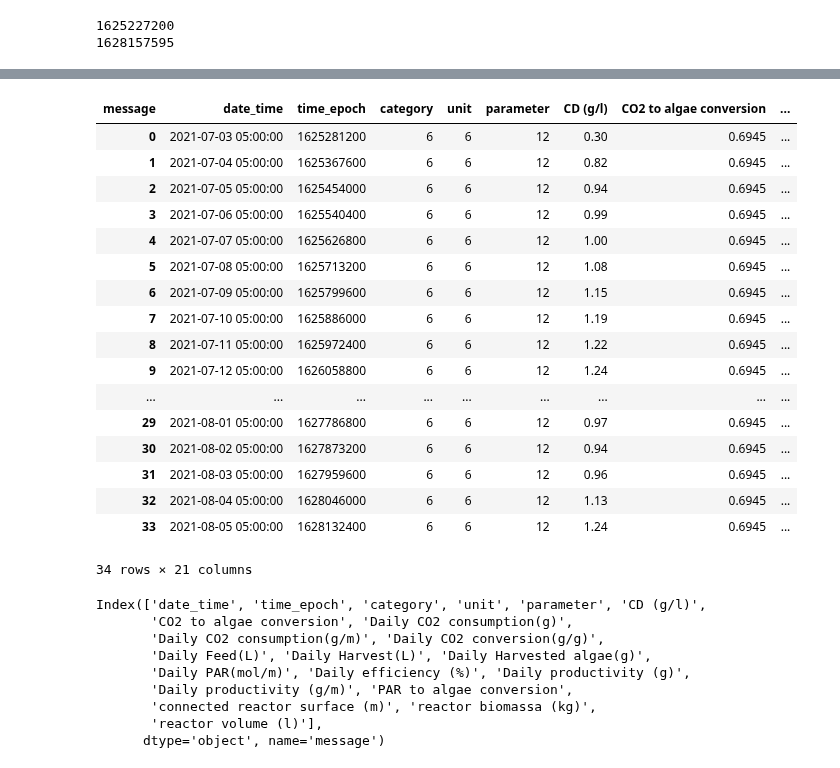
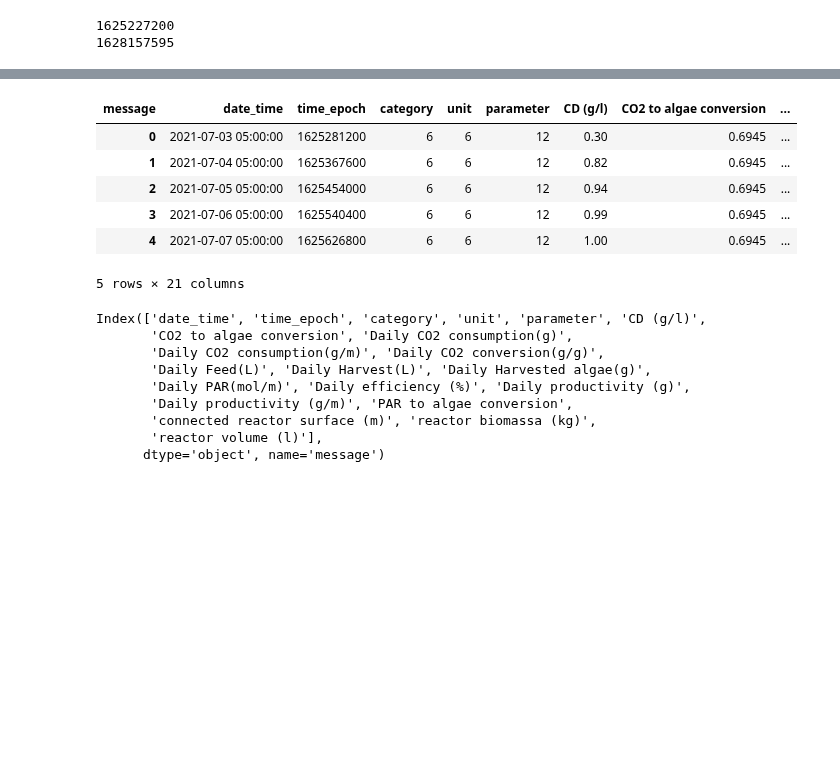
Before and after one commit to janakishyama/ESR_10, a Jupyter notebook: WP1/data_cleaning_DBexport/_3_cumulativeDay/1_sumDAY_preprocessing.ipynb, the cells around one changed output, grey strips where cells are left out. Saved outputs shown, nothing was run; the diff lists cells and outputs as text; code cells hidden in the pictures; blank space fills up the shorter version.

```diff
--- a/WP1/data_cleaning_DBexport/_3_cumulativeDay/1_sumDAY_preprocessing.ipynb
+++ b/WP1/data_cleaning_DBexport/_3_cumulativeDay/1_sumDAY_preprocessing.ipynb
@@ -124,26 +124,15 @@ sum_daily
 # %%
 df2 = sum_daily.reset_index()
 # %%
-df2.head(50)
+df2.head(5)
 # %% [output]
 | message | date_time | time_epoch | category | unit | parameter | CD (g/l) | CO2 to algae conversion | ... |
 | 0 | 2021-07-03 05:00:00 | 1625281200 | 6 | 6 | 12 | 0.30 | 0.6945 | ... |
 | 1 | 2021-07-04 05:00:00 | 1625367600 | 6 | 6 | 12 | 0.82 | 0.6945 | ... |
 | 2 | 2021-07-05 05:00:00 | 1625454000 | 6 | 6 | 12 | 0.94 | 0.6945 | ... |
 | 3 | 2021-07-06 05:00:00 | 1625540400 | 6 | 6 | 12 | 0.99 | 0.6945 | ... |
 | 4 | 2021-07-07 05:00:00 | 1625626800 | 6 | 6 | 12 | 1.00 | 0.6945 | ... |
-| 5 | 2021-07-08 05:00:00 | 1625713200 | 6 | 6 | 12 | 1.08 | 0.6945 | ... |
-| 6 | 2021-07-09 05:00:00 | 1625799600 | 6 | 6 | 12 | 1.15 | 0.6945 | ... |
-| 7 | 2021-07-10 05:00:00 | 1625886000 | 6 | 6 | 12 | 1.19 | 0.6945 | ... |
-| 8 | 2021-07-11 05:00:00 | 1625972400 | 6 | 6 | 12 | 1.22 | 0.6945 | ... |
-| 9 | 2021-07-12 05:00:00 | 1626058800 | 6 | 6 | 12 | 1.24 | 0.6945 | ... |
-| ... | ... | ... | ... | ... | ... | ... | ... | ... |
-| 29 | 2021-08-01 05:00:00 | 1627786800 | 6 | 6 | 12 | 0.97 | 0.6945 | ... |
-| 30 | 2021-08-02 05:00:00 | 1627873200 | 6 | 6 | 12 | 0.94 | 0.6945 | ... |
-| 31 | 2021-08-03 05:00:00 | 1627959600 | 6 | 6 | 12 | 0.96 | 0.6945 | ... |
-| 32 | 2021-08-04 05:00:00 | 1628046000 | 6 | 6 | 12 | 1.13 | 0.6945 | ... |
-| 33 | 2021-08-05 05:00:00 | 1628132400 | 6 | 6 | 12 | 1.24 | 0.6945 | ... |
-34 rows × 21 columns
+5 rows × 21 columns
 # %%
 df2.columns
 # %% [output]
```
Also changed, not shown: parts of 12 cells of this notebook, 4 other files.
